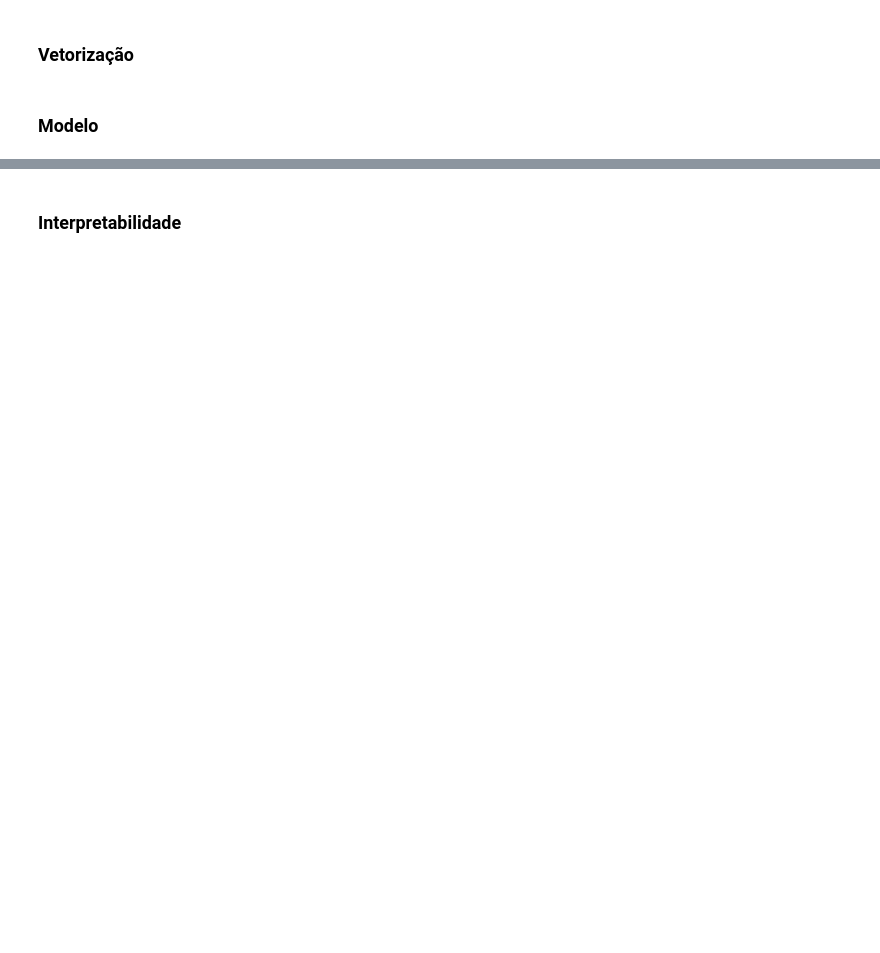
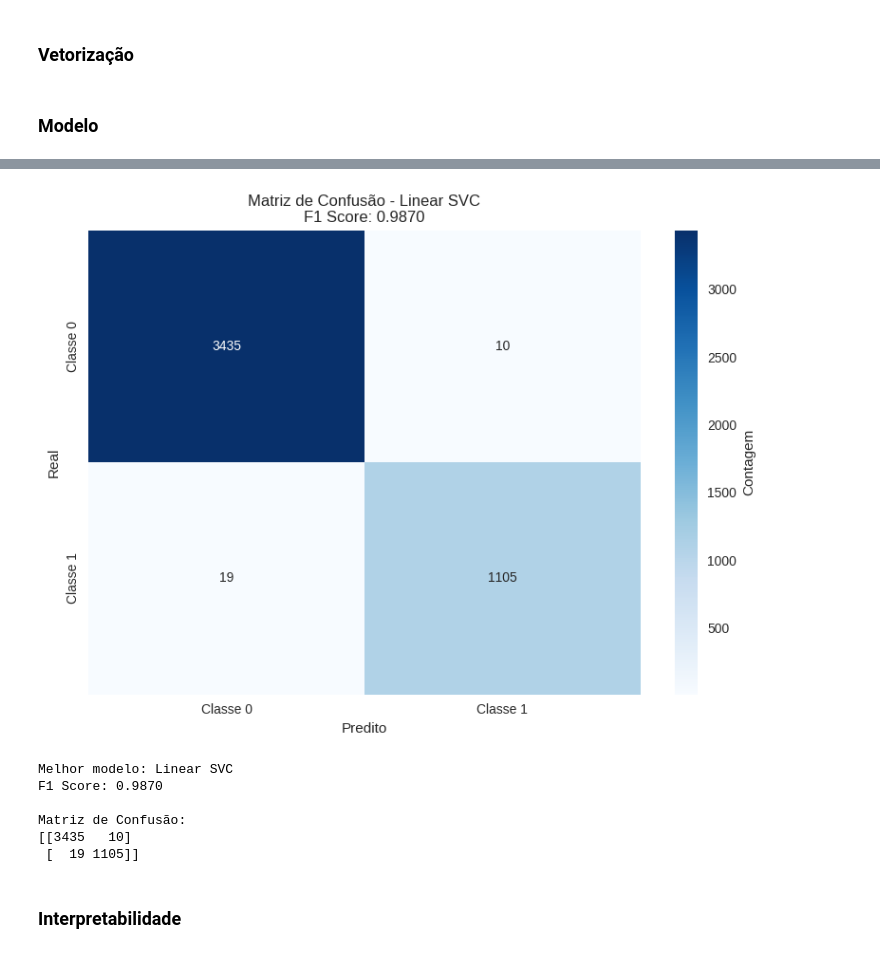
Before and after one commit to vlsmcin/ligia-challenge-NLP-vlsm, a Jupyter notebook: notebooks/pipeline.ipynb, the cells around one changed output, grey strips where cells are left out. Drawn from its saved outputs; the diff is of its cells as text; code cells hidden in the pictures; blank space fills up the shorter version.

```diff
--- a/notebooks/pipeline.ipynb
+++ b/notebooks/pipeline.ipynb
@@ -299,3 +355,42 @@ weighted avg       0.99      0.99      0.99      4569
+# %%
+best_overall_model_name = None
+best_overall_grid = None
+best_overall_f1 = -1
+
+for model_name, grid in results.items():
+    y_pred = grid.best_estimator_.predict(X_val)
+    f1 = f1_score(y_val, y_pred)
+    if f1 > best_overall_f1:
+        best_overall_f1 = f1
+        best_overall_grid = grid
+        best_overall_model_name = model_name
+
+# Gerar matriz de confusão
+y_pred_best = best_overall_grid.best_estimator_.predict(X_val)
+cm = confusion_matrix(y_val, y_pred_best)
+
+plt.figure(figsize=(8, 6))
+sns.heatmap(cm, annot=True, fmt='d', cmap='Blues',
+            xticklabels=['Classe 0', 'Classe 1'],
+            yticklabels=['Classe 0', 'Classe 1'],
+            cbar_kws={'label': 'Contagem'})
+plt.title(f'Matriz de Confusão - {best_overall_model_name}\nF1 Score: {best_overall_f1:.4f}')
+plt.ylabel('Real')
+plt.xlabel('Predito')
+plt.tight_layout()
+plt.show()
+
+print(f"\nMelhor modelo: {best_overall_model_name}")
+print(f"F1 Score: {best_overall_f1:.4f}")
+print(f"\nMatriz de Confusão:\n{cm}")
+# %% [output]
+[figure, added]
+Melhor modelo: Linear SVC
+F1 Score: 0.9870
+
+Matriz de Confusão:
+[[3435   10]
+ [  19 1105]]
 # %% [markdown]
 ### Interpretabilidade
 # %%
```
Also changed, not shown: parts of 6 cells of this notebook, 1 other file.
